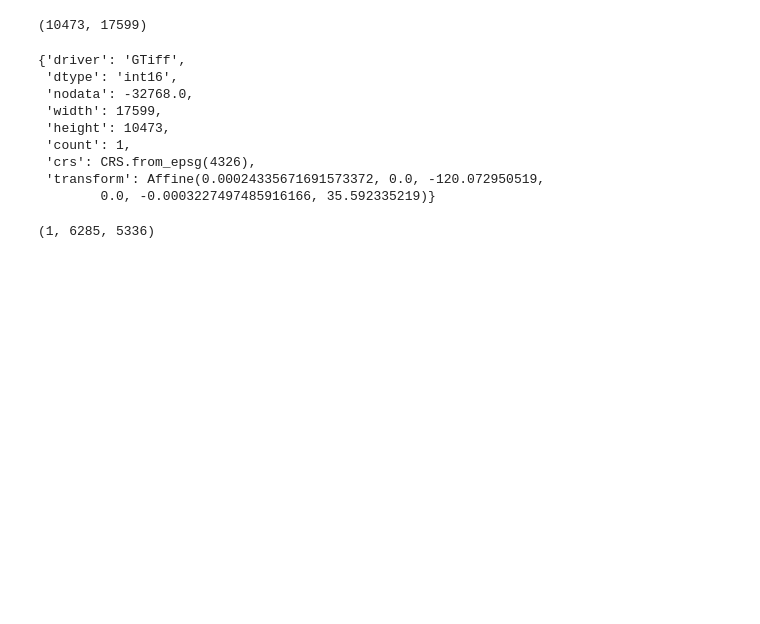
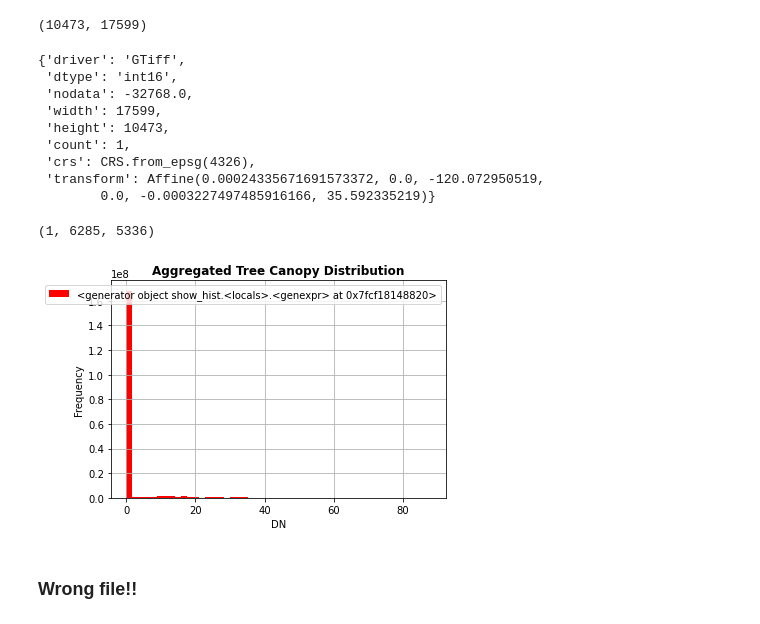
Before and after one commit to janderson5417/earthgrids_v2, a Jupyter notebook: raster_histograms.ipynb, the cells around one changed output. Saved outputs shown, nothing was run; the diff lists cells and outputs as text; code cells hidden in the pictures; blank space fills up the shorter version.

```diff
--- a/raster_histograms.ipynb
+++ b/raster_histograms.ipynb
@@ -65,3 +66,12 @@ out_tif = r'data/cropped/trees.tif'
 # %%
 with rasterio.open(out_tif, 'w', **src_cr_meta) as dest:
     dest.write(out_img)
+# %%
+tree_cl = rasterio.open(r'data/cropped/trees.tif')
+# %%
+show_hist(tree_cl, bins=50, lw=0.0, stacked = False, histtype = 'stepfilled',
+          title = 'Aggregated Tree Canopy Distribution')
+# %% [output]
+[figure, added]
+# %% [markdown]
+### Wrong file!!
```
Also changed, not shown: parts of 1 cell of this notebook, 12 other files.
